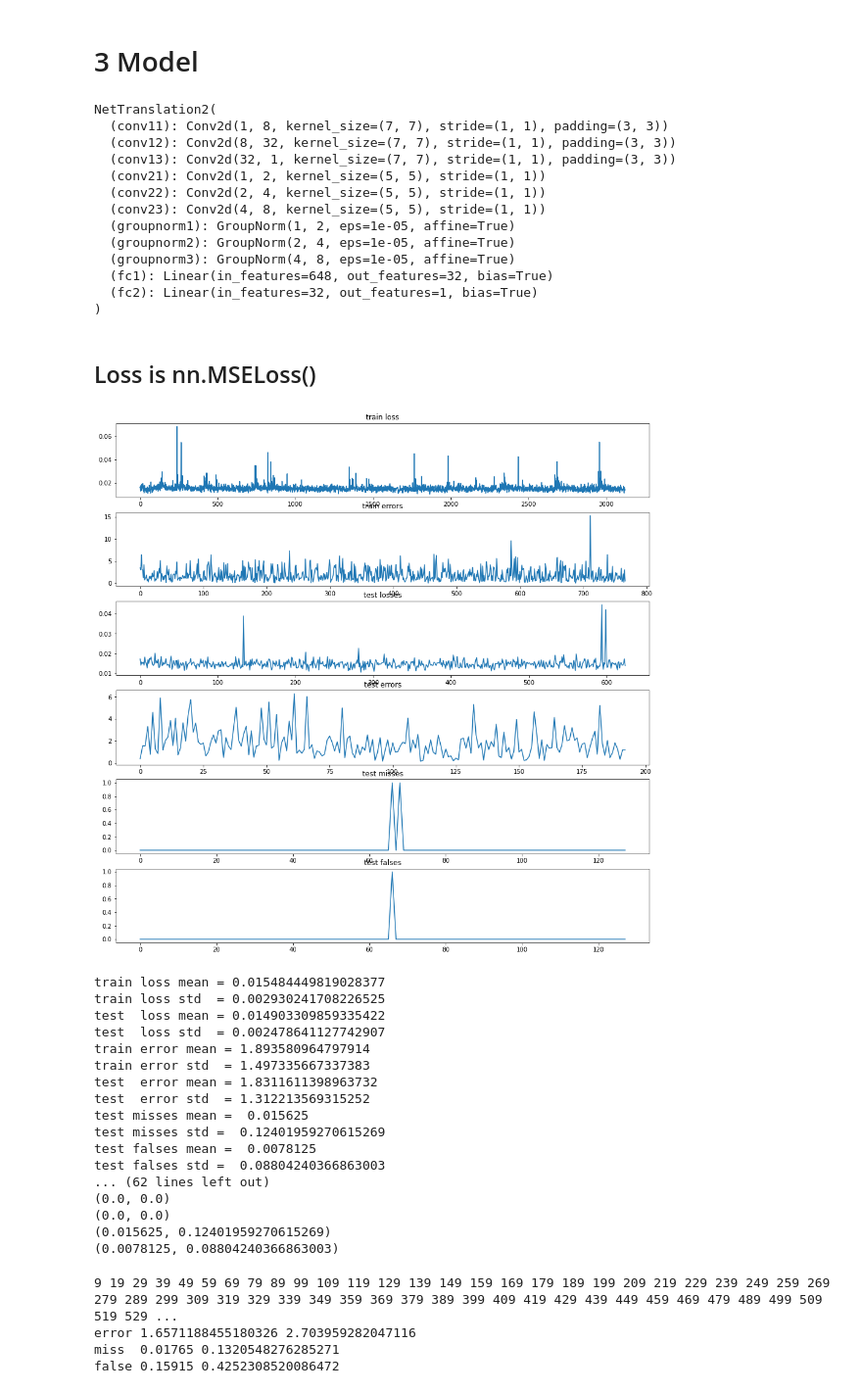
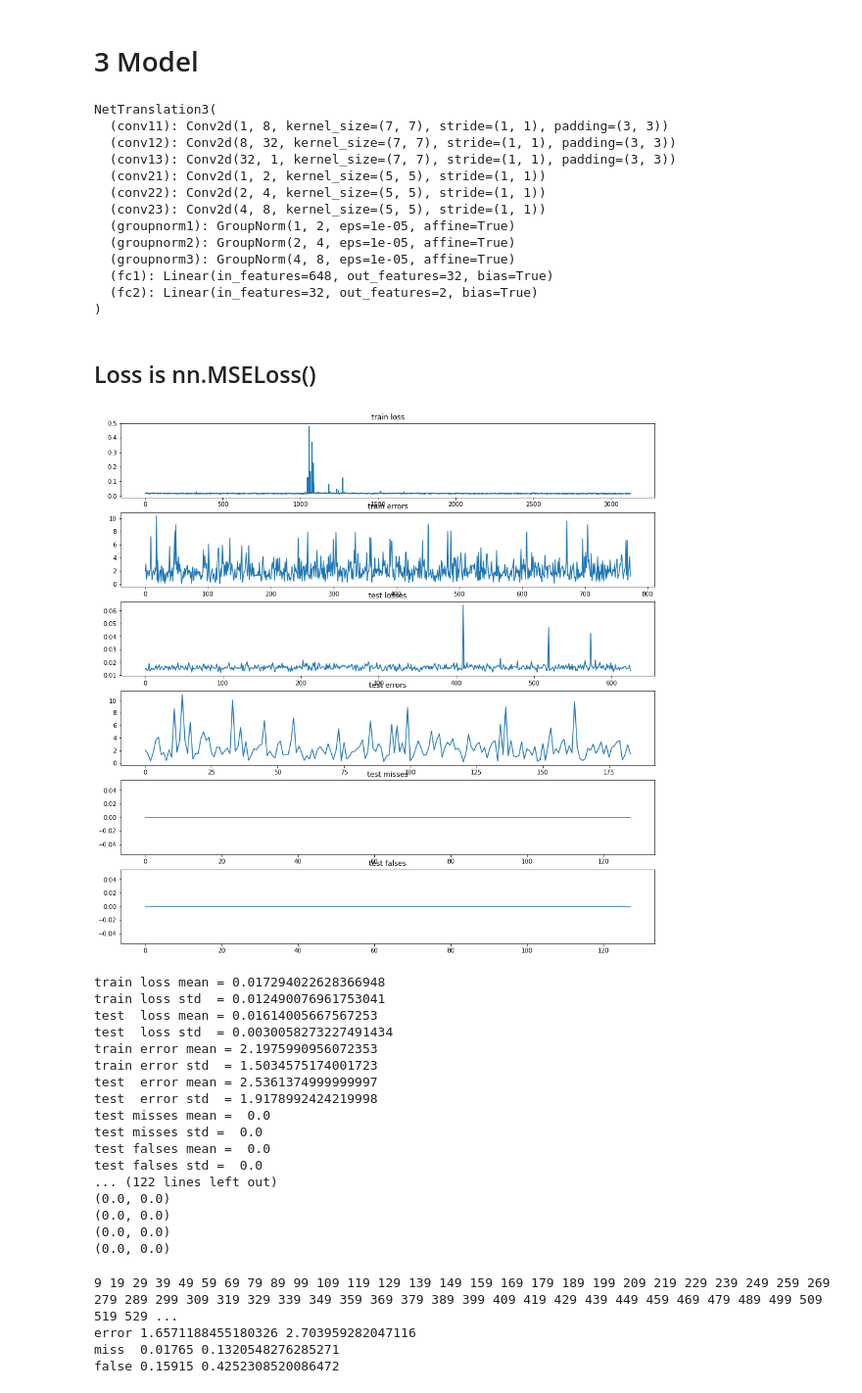
Before and after one commit to caitaozhan/deeplearning-localization, a Jupyter notebook: CNN-translation-multi-min-dist-upbound.ipynb, the cells around one changed output. Shown at 98% size. Drawn from its saved outputs; the diff is of its cells as text; code cells hidden in the pictures.

```diff
--- a/CNN-translation-multi-min-dist-upbound.ipynb
+++ b/CNN-translation-multi-min-dist-upbound.ipynb
@@ -219,7 +219,7 @@ class SensorInputDatasetTranslation(Dataset):
         matrix = np.load(matrix_path)
         if self.transform:
             matrix = self.transform(matrix)
-        target_num = np.array([len(target_float)]).astype(np.float32)
+        target_num = len(target_float)
         sample = {'matrix':matrix, 'target':target_img, 'target_float':target_float, 'target_num':target_num, 'index':idx}
         return sample
 
@@ -281,7 +281,7 @@ sensor_input_test_dataloader = DataLoader(sensor_input_test_dataset, batch_size=
 print('matrix type:', sensor_input_test_dataset[i]['matrix'].dtype)
 print('target type:', sensor_input_test_dataset[i]['target'].dtype)
 print('target float:', sensor_input_test_dataset[i]['target_float'])
-print('target num shape:', sensor_input_test_dataset[i]['target_num'].shape)
+print('target num shape:', sensor_input_test_dataset[i]['target_num'])
 print(sensor_input_test_dataset.__len__())
 # %% [output]
 matrix shape: torch.Size([1, 100, 100])
@@ -303,25 +303,15 @@ target num shape: (1,)
 20000
-# %%
-for t, sample in enumerate(sensor_input_dataloader):
-    # X = sample['matrix'].to(device)
-    # y = sample['target'].to(device)
-    # y_num   = sample['target_num'].to(device)
-    y_num2  = np.array(sample['target_num'])
-    y_float = np.array(sample['target_float'])
-    y_float = my_uncollate(y_num2, y_float)
-    if t % 50 == 49:
-        print(t, end=' ')
 # %% [markdown]
 # 3 Model
 # %%
-class NetTranslation2(nn.Module):
+class NetTranslation3(nn.Module):
     '''Image translation. comparing to NetTranslation, this model is composed of TWO CNNs
        the first CNN is the same as NetTranslation, the second one uses the output of the first CNN and output the # of TX
        this # of TX will help the peak finding and hope reduce the localization error and cardinality error.
        Assuming the input image is 1 x 100 x 100
     '''
     def __init__(self):
-        super(NetTranslation2, self).__init__()
+        super(NetTranslation3, self).__init__()
         self.conv11 = nn.Conv2d(1, 8,  7, padding=3)   # TUNE: a larger filter decrease miss, decrease localization error
         self.conv12 = nn.Conv2d(8, 32, 7, padding=3)
         self.conv13 = nn.Conv2d(32, 1, 7, padding=3)
@@ -332,7 +322,7 @@ class NetTranslation2(nn.Module):
         self.groupnorm2 = nn.GroupNorm(2, 4)
         self.groupnorm3 = nn.GroupNorm(4, 8)
         self.fc1 = nn.Linear(648, 32)
-        self.fc2 = nn.Linear(32, 1)
+        self.fc2 = nn.Linear(32, 2)
 
     def forward(self, x):
         # first CNN input is 1 x 100 x 100
@@ -355,10 +345,10 @@ class NetTranslation2(nn.Module):
             num_features *= s
         return num_features
 
-net = NetTranslation2()
+net = NetTranslation3()
 print(net)
 # %% [output]
-NetTranslation2(
+NetTranslation3(
   (conv11): Conv2d(1, 8, kernel_size=(7, 7), stride=(1, 1), padding=(3, 3))
   (conv12): Conv2d(8, 32, kernel_size=(7, 7), stride=(1, 1), padding=(3, 3))
   (conv13): Conv2d(32, 1, kernel_size=(7, 7), stride=(1, 1), padding=(3, 3))
@@ -369,7 +359,7 @@ NetTranslation2(
   (groupnorm2): GroupNorm(2, 4, eps=1e-05, affine=True)
   (groupnorm3): GroupNorm(4, 8, eps=1e-05, affine=True)
   (fc1): Linear(in_features=648, out_features=32, bias=True)
-  (fc2): Linear(in_features=32, out_features=1, bias=True)
+  (fc2): Linear(in_features=32, out_features=2, bias=True)
 )
 # %% [markdown]
 ## Loss is nn.MSELoss()
@@ -432,20 +422,21 @@ def print_epoch_stats(train_losses, train_errors, test_losses, test_errors, test
 # %%time
 # image translation problem
 
-net = NetTranslation2()
+net = NetTranslation3()
 
 device    = torch.device('cuda')
 model     = net.to(device)
 optimizer = optim.Adam(model.parameters(), lr=0.001)
 criterion1 = nn.MSELoss()  # criterion is the loss function
-criterion2 = nn.MSELoss()   # latter change this to MSELoss and see what happens
+criterion2 = nn.CrossEntropyLoss()
+
 criterion3 = nn.L1Loss()
 
-num_epochs = 10
+num_epochs = 20
 train_losses_epoch, train_errors_epoch = [], []
 test_losses_epoch,  test_errors_epoch  = [], []
 test_misses_epoch,  test_falses_epoch  = [], []
-print_every = 500
+print_every = 200
 error_every = 200
 zeros = make_zeros(batch=32, length=100)
 alpha = 1  # num of TX
@@ -470,7 +461,7 @@ for epoch in range(num_epochs):
         indx = sample['index']
         pred_matrix, pred_ntx = model(X)              # the model
         loss_matrix = criterion1(pred_matrix, y)
-        loss_num_tx = criterion2(pred_ntx, y_num)
+        loss_num_tx = criterion2(pred_ntx, y_num-1)  # 1 TX is class 0, 2 TX is class 1
         regulation  = criterion3(pred_matrix, zeros)
         loss = loss_matrix + loss_num_tx*alpha + regulation*beta
         optimizer.zero_grad()
@@ -478,7 +469,9 @@ for epoch in range(num_epochs):
         optimizer.step()
         train_losses.append(loss.item())
         pred_matrix = pred_matrix.data.cpu().numpy()
-        pred_ntx = pred_ntx.data.cpu().numpy()
+        _, pred_ntx = pred_ntx.data.cpu().max(1)
+        pred_ntx = (pred_ntx+1).numpy()    # class 0 means 1 TX, class 1 means 2 TX etc...
+#         print(pred_ntx)
         if t % error_every == 0:
             errors, misses, falses = Metrics.localization_error_image_continuous(pred_matrix, pred_ntx, y_float, indx, Default.grid_length)
             train_errors.extend(errors)
@@ -494,57 +487,60 @@ for epoch in range(num_epochs):
         y_float = np.array(sample['target_float'])
         y_float = my_uncollate(y_num2, y_float)
         indx = sample['index']
+
         pred_matrix, pred_ntx = model(X)               # the model
+
         loss_matrix = criterion1(pred_matrix, y)
-        loss_num_tx = criterion2(pred_ntx, y_num)
+        loss_num_tx = criterion2(pred_ntx, y_num-1)
         loss = loss_matrix + loss_num_tx
         test_losses.append(loss.item())
         pred_matrix = pred_matrix.data.cpu().numpy()
-        pred_ntx = pred_ntx.data.cpu().numpy()
+        _, pred_ntx = pred_ntx.data.cpu().max(1)
+        pred_ntx = (pred_ntx+1).numpy()    # class 0 means 1 TX, class 1 means 2 TX etc...
         if t % error_every == 0:
             errors, misses, falses = Metrics.localization_error_image_continuous(pred_matrix, pred_ntx, y_float, indx, Default.grid_length)
             test_errors.extend(errors)
             test_misses.extend(misses)
             test_falses.extend(falses)
     print_epoch_stats(train_losses, train_errors, test_losses, test_errors, test_misses, test_falses)
 
 print('train loss')
 for loss in train_losses_epoch:
     print(loss)
 print('train error')
 for error in train_errors_epoch:
     print(error)
 print('test loss')
 for loss in test_losses_epoch:
     print(loss)
 print('test error')
 for error in test_errors_epoch:
     print(error)
 print('test misses')
 for miss in test_misses_epoch:
     print(miss)
 print('test falses')
 for false in test_falses_epoch:
     print(false)
 # %% [output]
-[figure, old version]
+[figure, new version]
-train loss mean = 0.015484449819028377
-train loss std  = 0.002930241708226525
-test  loss mean = 0.014903309859335422
-test  loss std  = 0.002478641127742907
-train error mean = 1.893580964797914
-train error std  = 1.497335667337383
-test  error mean = 1.8311611398963732
-test  error std  = 1.312213569315252
-test misses mean =  0.015625
-test misses std =  0.12401959270615269
-test falses mean =  0.0078125
-test falses std =  0.08804240366863003
-... (62 lines left out)
+train loss mean = 0.017294022628366948
+train loss std  = 0.012490076961753041
+test  loss mean = 0.01614005667567253
+test  loss std  = 0.0030058273227491434
+train error mean = 2.1975990956072353
+train error std  = 1.5034575174001723
+test  error mean = 2.5361374999999997
+test  error std  = 1.9178992424219998
+test misses mean =  0.0
+test misses std =  0.0
+test falses mean =  0.0
+test falses std =  0.0
+... (122 lines left out)
 (0.0, 0.0)
 (0.0, 0.0)
-(0.015625, 0.12401959270615269)
-(0.0078125, 0.08804240366863003)
+(0.0, 0.0)
+(0.0, 0.0)
 # %%
 # evaluation for all test samples
 test_errors = []
```
Also changed, not shown: parts of 6 cells of this notebook.
